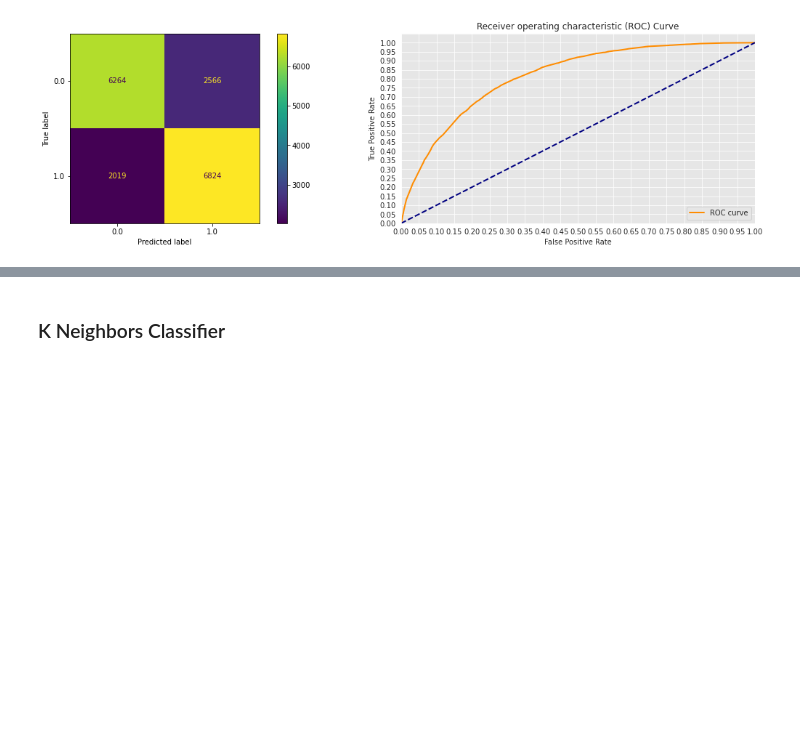
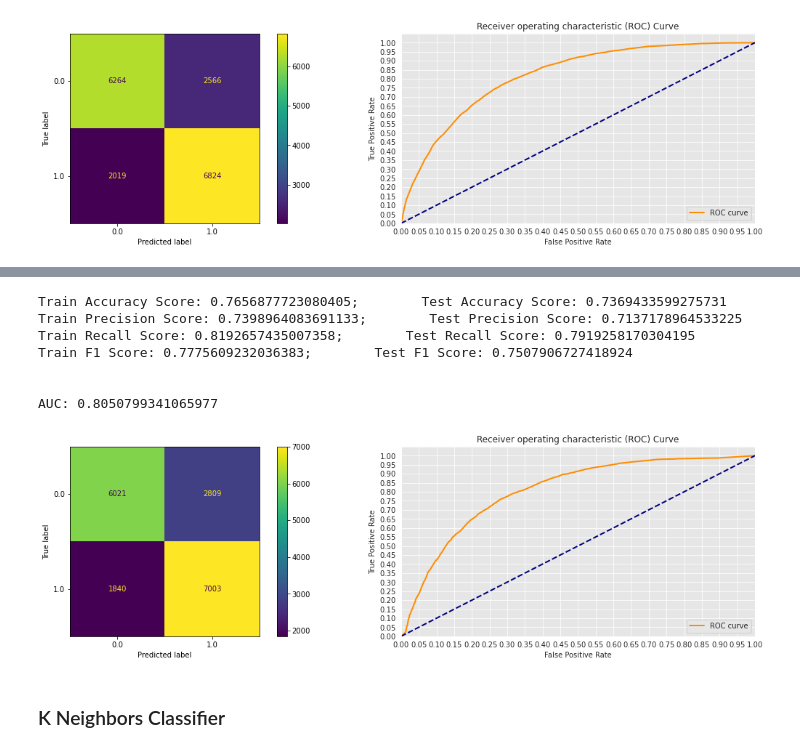
Before and after one commit to ChumpyDuelle/detecting-diabetes-with-machine-learning, a Jupyter notebook: detecting-diabetes-with-machine-learning.ipynb, the cells around one changed output, grey strips where cells are left out. Drawn from its saved outputs; the diff is of its cells as text; code cells hidden in the pictures; blank space fills up the shorter version.

Commit message:
incorporated grid search into dtc

```diff
--- a/detecting-diabetes-with-machine-learning.ipynb
+++ b/detecting-diabetes-with-machine-learning.ipynb
@@ -1055,3 +1060,11 @@ Train F1 Score: 0.755399904653636;        Test F1 Score: 0.7485328799429606
 
 AUC: 0.8151393395983206
 [figure]
+# %%
+dtc_param_grid = {'criterion': ['gini', 'entropy'],
+                  'max_depth': [1, 2, 5, 10],
+                  'min_samples_split': [1, 5, 10, 20]}
+# %%
+dtc2 = GridSearchCV(estimator = DecisionTreeClassifier(),
+                    param_grid = dtc_param_grid,
+                    cv = 5).fit(X = X_train_scaled, y = y_train)
@@ -1058,3 +1089,14 @@ AUC: 0.8151393395983206
+# %%
+evaluate(dtc2)
+# %% [output]
+Train Accuracy Score: 0.7656877723080405;        Test Accuracy Score: 0.7369433599275731
+Train Precision Score: 0.7398964083691133;        Test Precision Score: 0.7137178964533225
+Train Recall Score: 0.8192657435007358;        Test Recall Score: 0.7919258170304195
+Train F1 Score: 0.7775609232036383;        Test F1 Score: 0.7507906727418924
+
+
+AUC: 0.8050799341065977
+[figure, added]
 # %% [markdown]
 ### K Neighbors Classifier
 # %%
```
Also changed, not shown: parts of 7 cells of this notebook.
